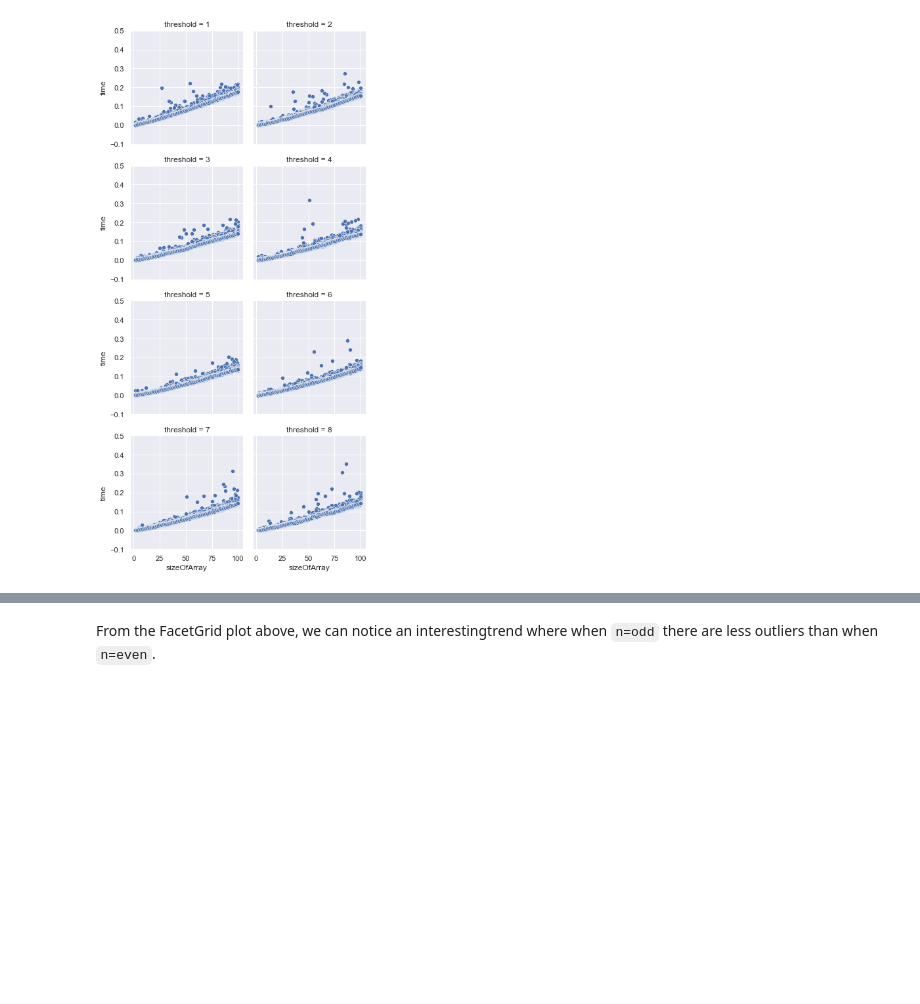
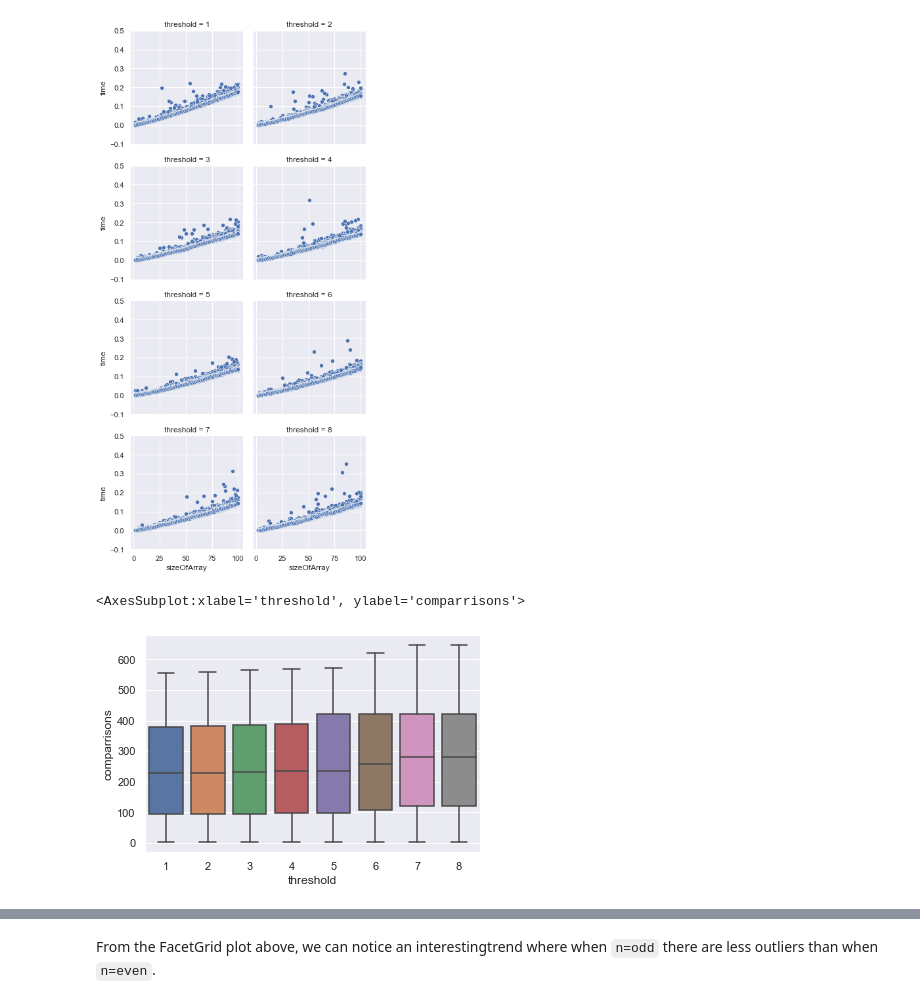
Before and after one commit to TsienJin/SC2001-Group-Projects, a Jupyter notebook: Proj1/Findings.ipynb, the cells around one changed output, grey strips where cells are left out. Cells and saved outputs as stored; diff of their text form; code cells hidden in the pictures; blank space fills up the shorter version.

```diff
--- a/Proj1/Findings.ipynb
+++ b/Proj1/Findings.ipynb
@@ -191,3 +191,9 @@ hybridNPlot.map(sns.scatterplot, "sizeOfArray", "time")
 # %% [output]
 <seaborn.axisgrid.FacetGrid at 0x...>
 [figure]
+# %%
+### Boxplot for number of comparisons
+sns.boxplot(data=findBestN, x='threshold', y='comparrisons')
+# %% [output]
+<AxesSubplot:xlabel='threshold', ylabel='comparrisons'>
+[figure, added]
```
Also changed, not shown: parts of 1 cell of this notebook, 7 other files.
